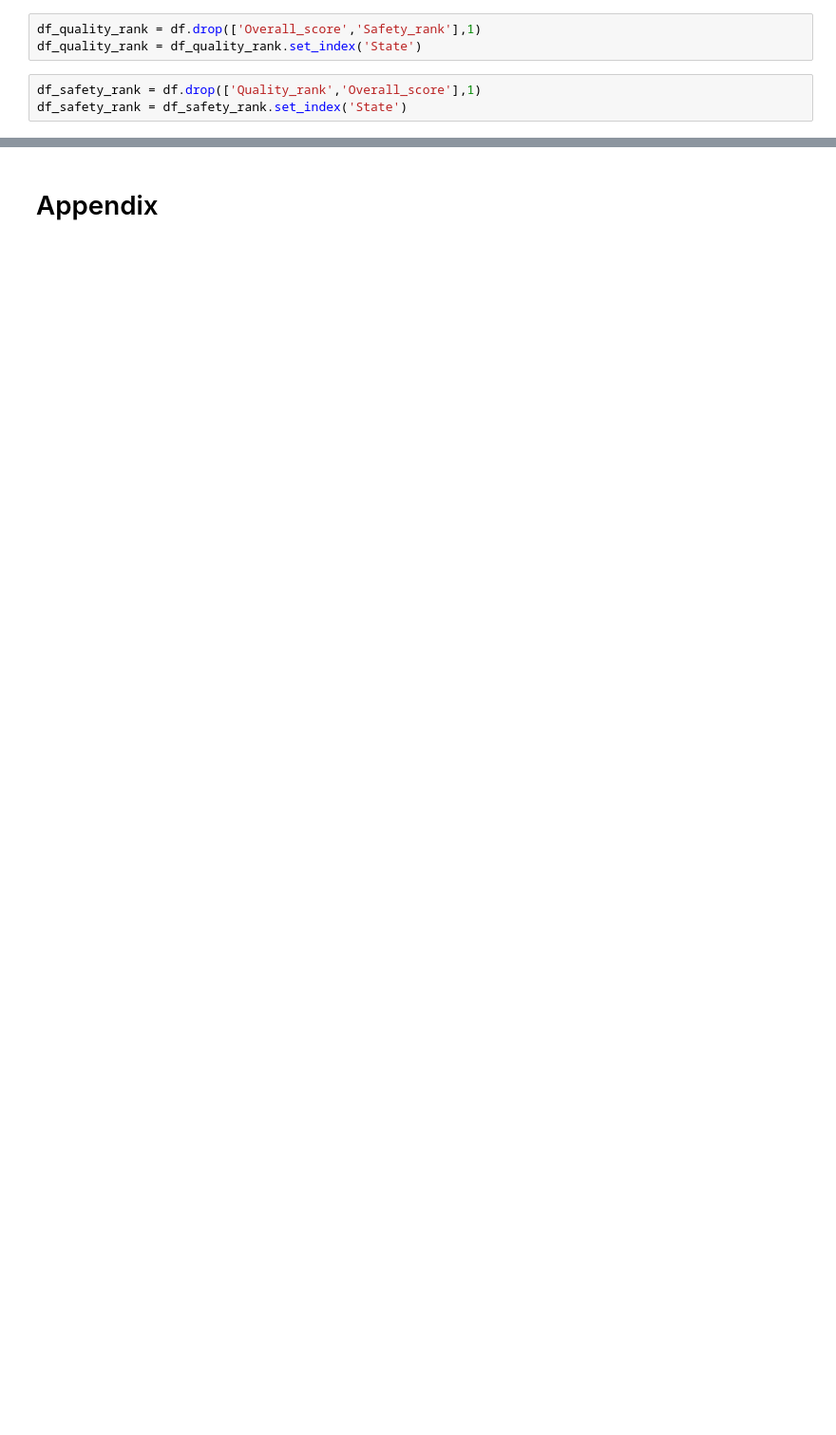
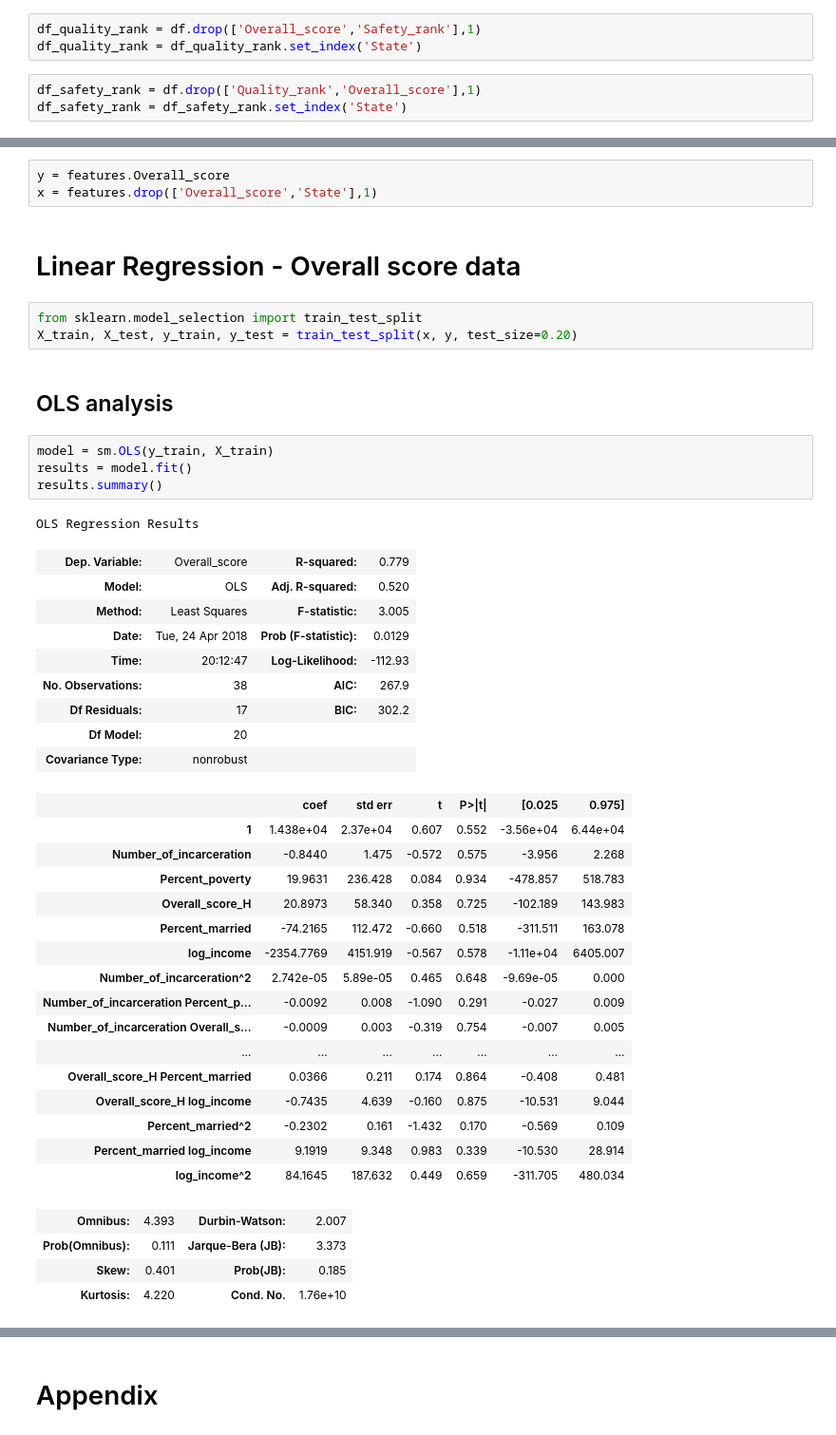
Before and after one commit to amycurneen/Metis-Curneen, a Jupyter notebook: Project 2/Data manipulation.ipynb, the cells around one changed output, grey strips where cells are left out. Shown: that part at 95% size. Cells and saved outputs as stored; diff of their text form; blank space fills up the shorter version.

Commit message:
added different regression

```diff
--- a/Project 2/Data manipulation.ipynb
+++ b/Project 2/Data manipulation.ipynb
@@ -150,0 +121,45 @@ features.corr()
+# %%
+y = features.Overall_score
+x = features.drop(['Overall_score','State'],1)
+# %% [markdown]
+# Linear Regression - Overall score data
+# %%
+from sklearn.model_selection import train_test_split
+X_train, X_test, y_train, y_test = train_test_split(x, y, test_size=0.20)
+# %% [markdown]
+## OLS analysis
+# %%
+model = sm.OLS(y_train, X_train)
+results = model.fit()
+results.summary()
+# %% [output]
+OLS Regression Results
+| Dep. Variable: | Overall_score | R-squared: | 0.779 |
+| Model: | OLS | Adj. R-squared: | 0.520 |
+| Method: | Least Squares | F-statistic: | 3.005 |
+| Date: | Tue, 24 Apr 2018 | Prob (F-statistic): | 0.0129 |
+| Time: | 20:12:47 | Log-Likelihood: | -112.93 |
+| No. Observations: | 38 | AIC: | 267.9 |
+| Df Residuals: | 17 | BIC: | 302.2 |
+| Df Model: | 20 |  |  |
+| Covariance Type: | nonrobust |  |  |
+|  | coef | std err | t | P>|t| | [0.025 | 0.975] |
+| 1 | 1.438e+04 | 2.37e+04 | 0.607 | 0.552 | -3.56e+04 | 6.44e+04 |
+| Number_of_incarceration | -0.8440 | 1.475 | -0.572 | 0.575 | -3.956 | 2.268 |
+| Percent_poverty | 19.9631 | 236.428 | 0.084 | 0.934 | -478.857 | 518.783 |
+| Overall_score_H | 20.8973 | 58.340 | 0.358 | 0.725 | -102.189 | 143.983 |
+| Percent_married | -74.2165 | 112.472 | -0.660 | 0.518 | -311.511 | 163.078 |
+| log_income | -2354.7769 | 4151.919 | -0.567 | 0.578 | -1.11e+04 | 6405.007 |
+| Number_of_incarceration^2 | 2.742e-05 | 5.89e-05 | 0.465 | 0.648 | -9.69e-05 | 0.000 |
+| Number_of_incarceration Percent_p... | -0.0092 | 0.008 | -1.090 | 0.291 | -0.027 | 0.009 |
+| Number_of_incarceration Overall_s... | -0.0009 | 0.003 | -0.319 | 0.754 | -0.007 | 0.005 |
+| ... | ... | ... | ... | ... | ... | ... |
+| Overall_score_H Percent_married | 0.0366 | 0.211 | 0.174 | 0.864 | -0.408 | 0.481 |
+| Overall_score_H log_income | -0.7435 | 4.639 | -0.160 | 0.875 | -10.531 | 9.044 |
+| Percent_married^2 | -0.2302 | 0.161 | -1.432 | 0.170 | -0.569 | 0.109 |
+| Percent_married log_income | 9.1919 | 9.348 | 0.983 | 0.339 | -10.530 | 28.914 |
+| log_income^2 | 84.1645 | 187.632 | 0.449 | 0.659 | -311.705 | 480.034 |
+| Omnibus: | 4.393 | Durbin-Watson: | 2.007 |
+| Prob(Omnibus): | 0.111 | Jarque-Bera (JB): | 3.373 |
+| Skew: | 0.401 | Prob(JB): | 0.185 |
+| Kurtosis: | 4.220 | Cond. No. | 1.76e+10 |
```
Also changed, not shown: parts of 25 cells of this notebook, 1 other file.
